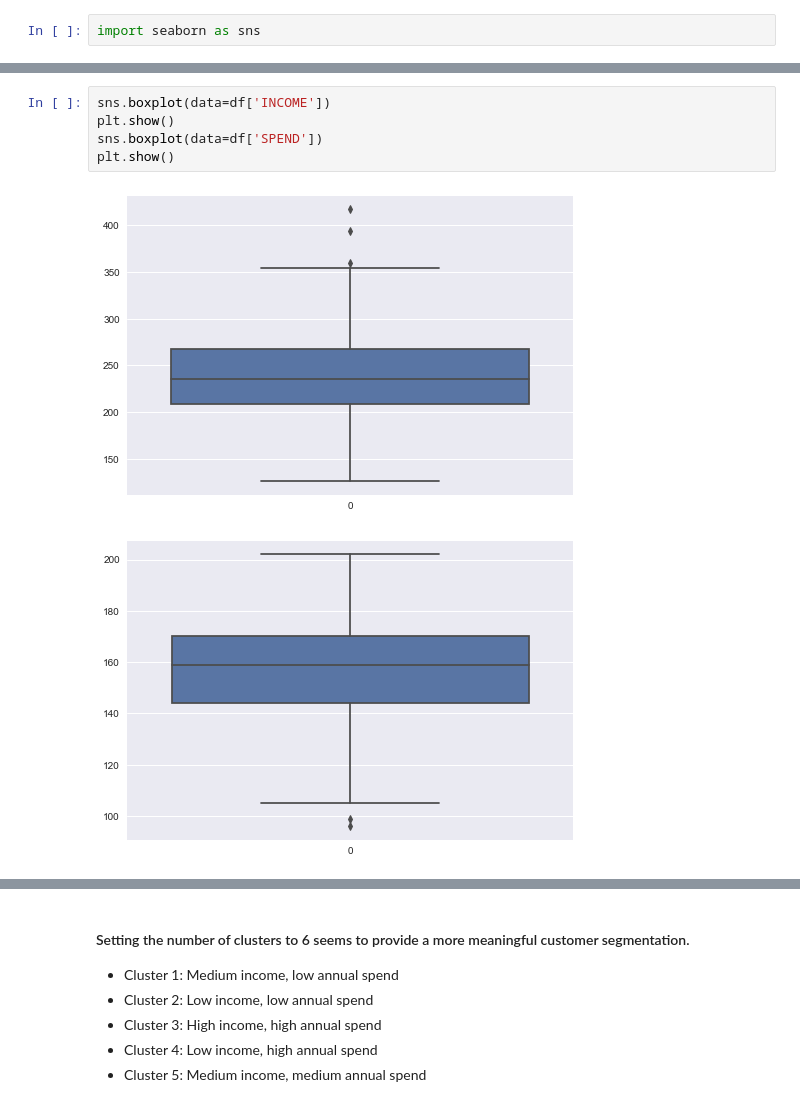
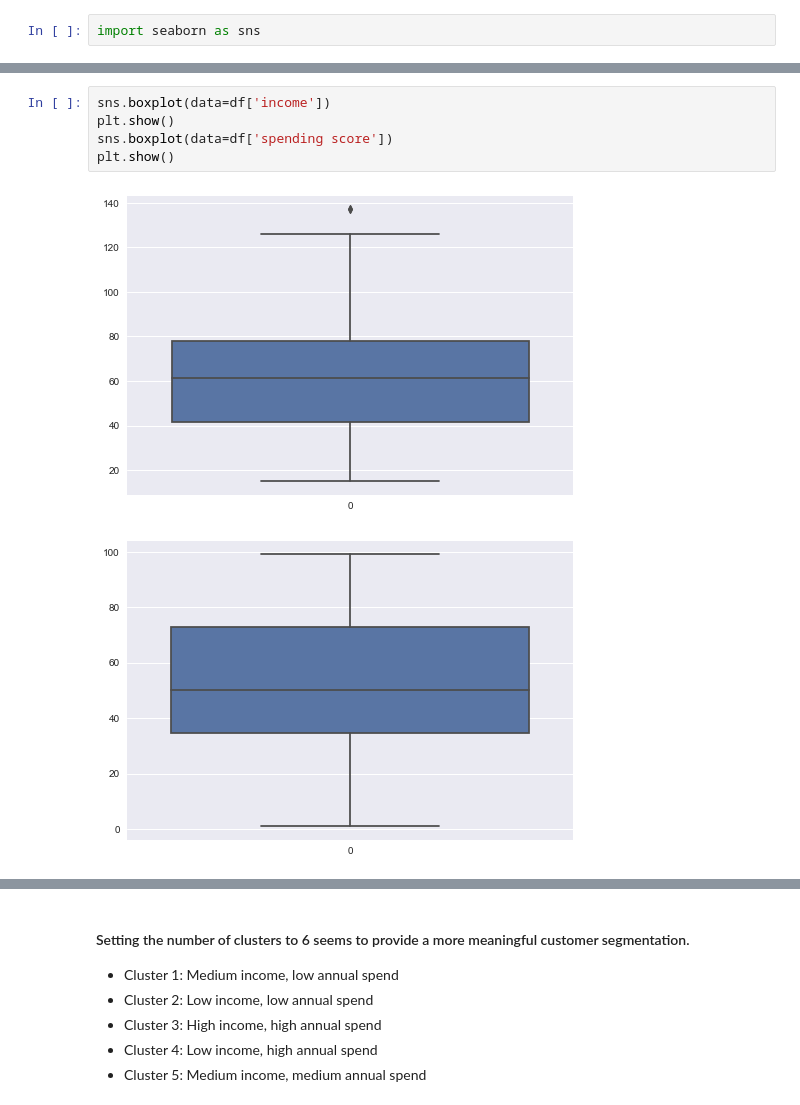
Before and after one commit to harshitmuhal/Customer-Segmentation-using-Kmeans, a Jupyter notebook: customer_segmentation.ipynb, the cells around one changed output, grey strips where cells are left out. Saved outputs shown, nothing was run; the diff lists cells and outputs as text.

```diff
--- a/customer_segmentation.ipynb
+++ b/customer_segmentation.ipynb
@@ -89,11 +89,11 @@ plt.show()
 # %%
-sns.boxplot(data=df['INCOME'])
+sns.boxplot(data=df['income'])
 plt.show()
-sns.boxplot(data=df['SPEND'])
+sns.boxplot(data=df['spending score'])
 plt.show()
 # %% [output]
-[figure, old version]
+[figure, new version]
-[figure, old version]
+[figure, new version]
 # %%
 # elbow method to find the optimum number of clusters
 from sklearn.cluster import KMeans
```
Also changed, not shown: parts of 5 cells of this notebook.
